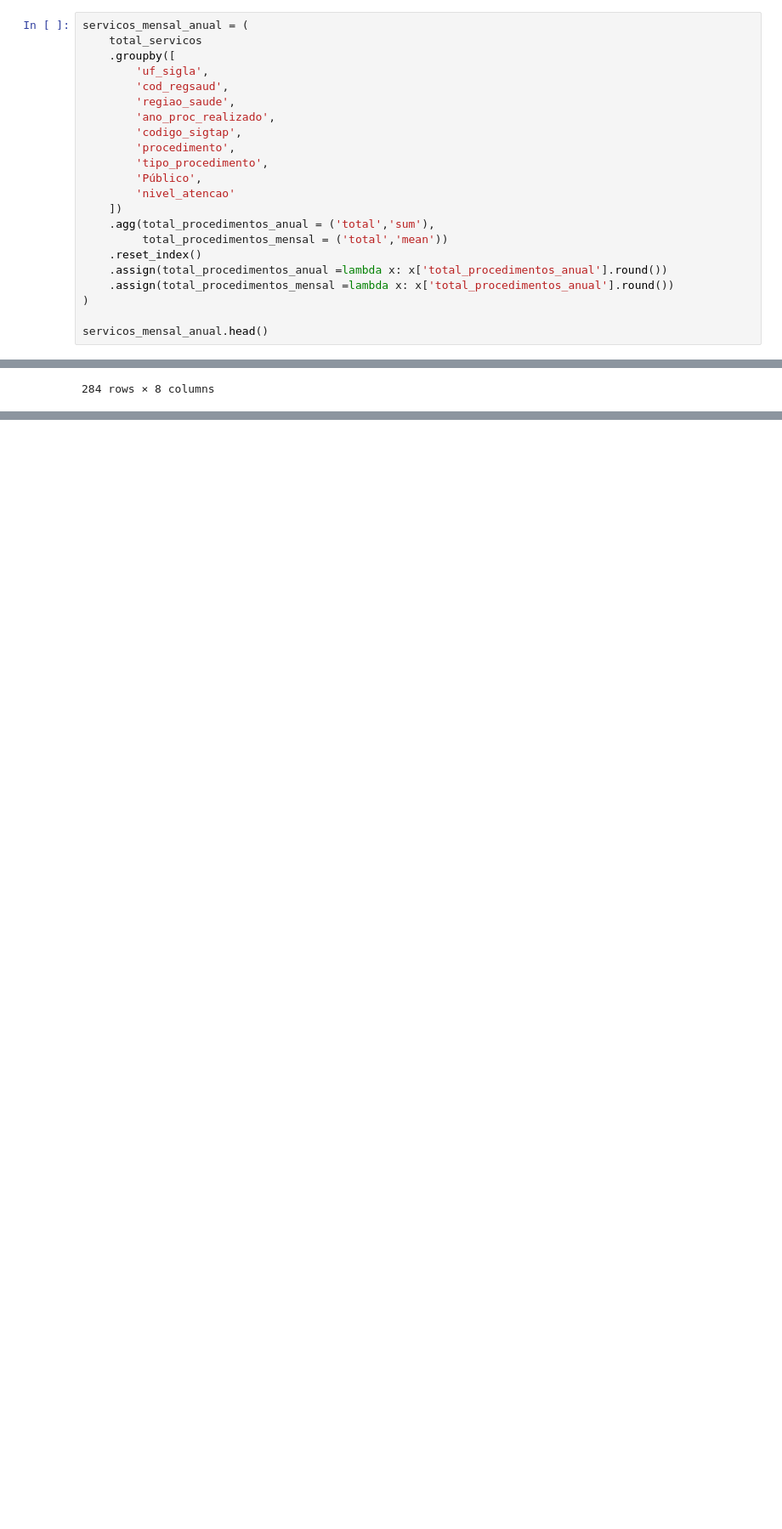
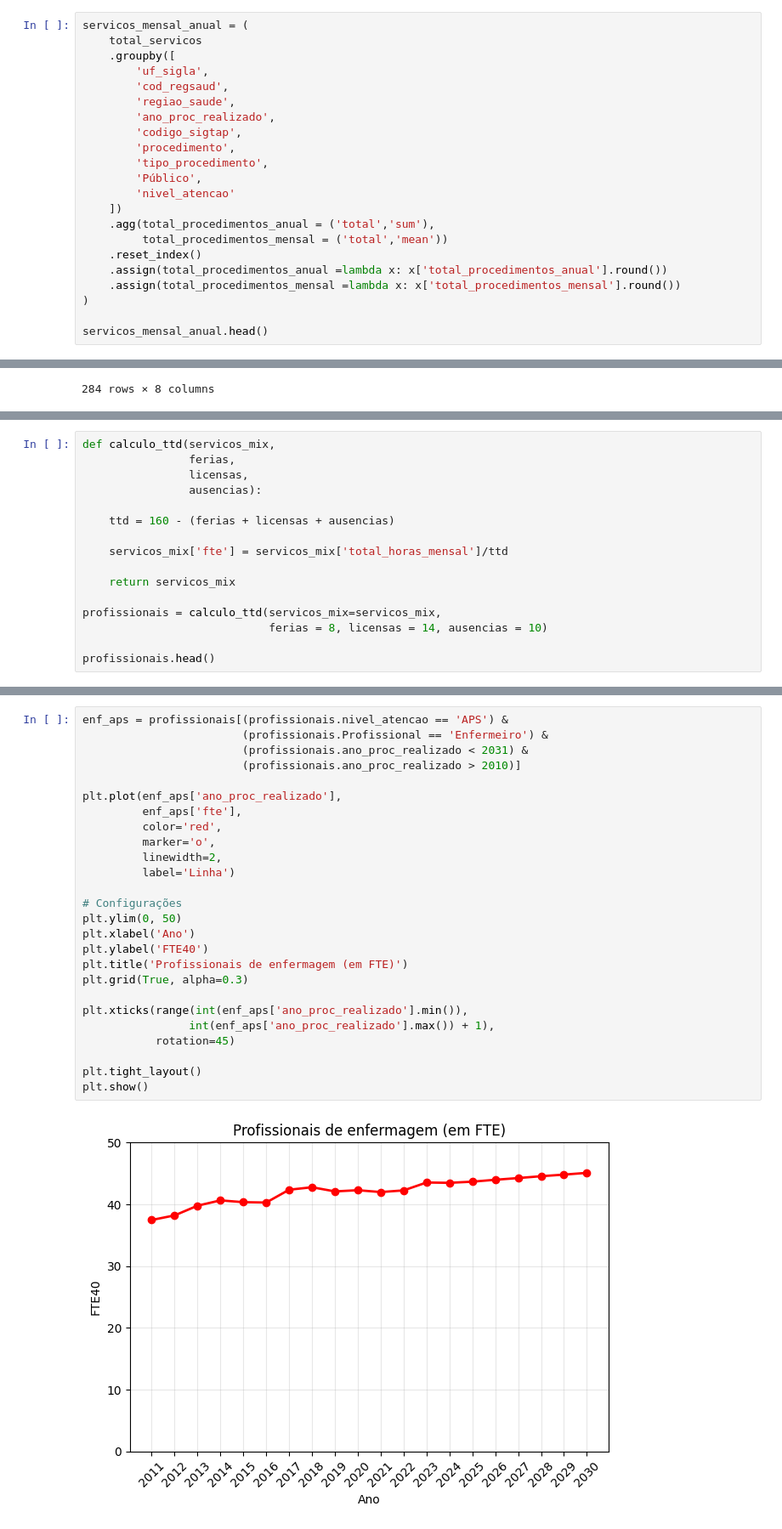
Before and after one commit to danielppagotto/materno_infantil_sisdim, a Jupyter notebook: 01_script/script_servicos_pouso_alegre.ipynb, the cells around one changed output, grey strips where cells are left out. Shown: that part at 85% size. Drawn from its saved outputs; the diff is of its cells as text; blank space fills up the shorter version.

```diff
--- a/01_script/script_servicos_pouso_alegre.ipynb
+++ b/01_script/script_servicos_pouso_alegre.ipynb
@@ -185,7 +186,7 @@ servicos_mensal_anual = (
          total_procedimentos_mensal = ('total','mean'))
     .reset_index()
     .assign(total_procedimentos_anual =lambda x: x['total_procedimentos_anual'].round())
-    .assign(total_procedimentos_mensal =lambda x: x['total_procedimentos_anual'].round())
+    .assign(total_procedimentos_mensal =lambda x: x['total_procedimentos_mensal'].round())
 )
 
 servicos_mensal_anual.head()
@@ -357,0 +361,16 @@ servicos_mix
+# %%
+def calculo_ttd(servicos_mix,
+                ferias,
+                licensas,
+                ausencias):
+
+    ttd = 160 - (ferias + licensas + ausencias)
+
+    servicos_mix['fte'] = servicos_mix['total_horas_mensal']/ttd
+
+    return servicos_mix
+
+profissionais = calculo_ttd(servicos_mix=servicos_mix,
+                            ferias = 8, licensas = 14, ausencias = 10)
+
+profissionais.head()
@@ -357,0 +384,28 @@ servicos_mix
+# %%
+enf_aps = profissionais[(profissionais.nivel_atencao == 'APS') &
+                        (profissionais.Profissional == 'Enfermeiro') &
+                        (profissionais.ano_proc_realizado < 2031) &
+                        (profissionais.ano_proc_realizado > 2010)]
+
+plt.plot(enf_aps['ano_proc_realizado'],
+         enf_aps['fte'],
+         color='red',
+         marker='o',
+         linewidth=2,
+         label='Linha')
+
+# Configurações
+plt.ylim(0, 50)
+plt.xlabel('Ano')
+plt.ylabel('FTE40')
+plt.title('Profissionais de enfermagem (em FTE)')
+plt.grid(True, alpha=0.3)
+
+plt.xticks(range(int(enf_aps['ano_proc_realizado'].min()),
+                int(enf_aps['ano_proc_realizado'].max()) + 1),
+           rotation=45)
+
+plt.tight_layout()
+plt.show()
+# %% [output]
+[figure, added]
```
Also changed, not shown: parts of 3 cells of this notebook, 1 other file.
